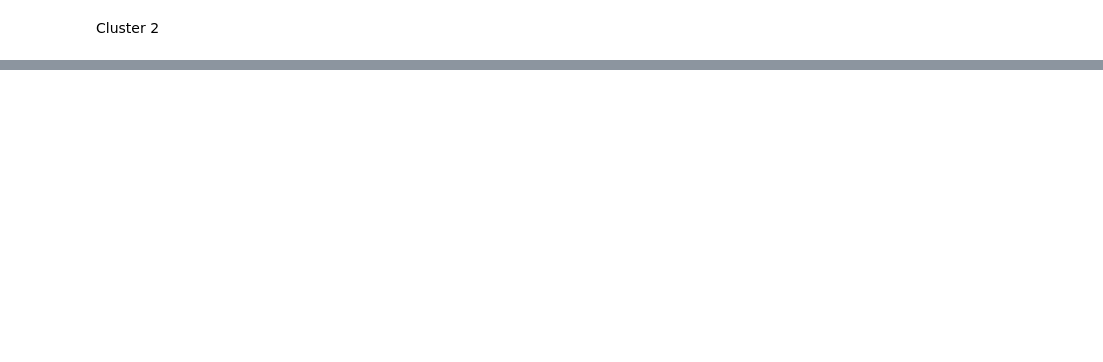
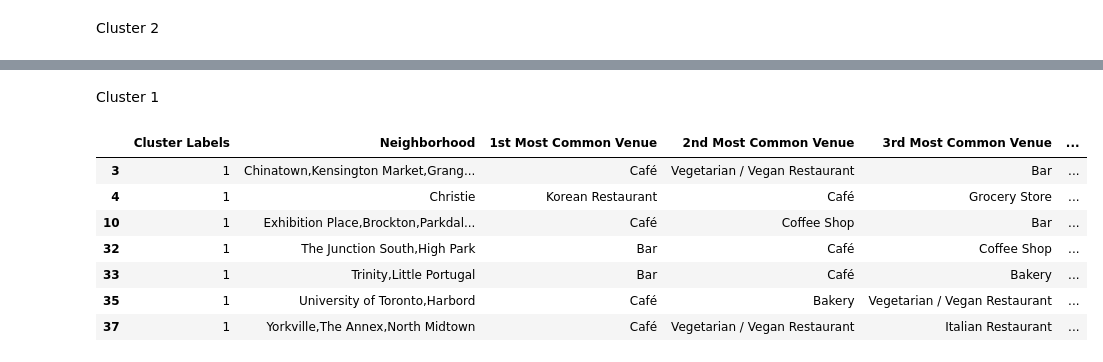
Before and after one commit to ozlemtok/Coursera_Capstone, a Jupyter notebook: capstone-project.ipynb, the cells around one changed output, grey strips where cells are left out. Saved outputs shown, nothing was run; the diff lists cells and outputs as text; code cells hidden in the pictures; blank space fills up the shorter version.

```diff
--- a/capstone-project.ipynb
+++ b/capstone-project.ipynb
@@ -446,0 +508,11 @@ test.shape
+# %%
+# set number of clusters
+kclusters = 3
+
+target_grouped_clustering = target_grouped.drop('Neighborhood', 1)
+
+# run k-means clustering
+kmeans = KMeans(n_clusters=kclusters, random_state=0).fit(target_grouped_clustering)
+
+# check cluster labels generated for each row in the dataframe
+kmeans.labels_[0:10]
@@ -446,0 +521,4 @@ test.shape
+# %%
+# add clustering labels
+target_venues_sorted.insert(0, 'Cluster Labels', kmeans.labels_)
+target_venues_sorted
@@ -446,0 +553,13 @@ test.shape
+# %% [markdown]
+Cluster 1
+# %%
+target_venues_sorted.loc[target_venues_sorted['Cluster Labels'] == 1]
+# %% [output]
+|  | Cluster Labels | Neighborhood | 1st Most Common Venue | 2nd Most Common Venue | 3rd Most Common Venue | ... |
+| 3 | 1 | Chinatown,Kensington Market,Grang... | Café | Vegetarian / Vegan Restaurant | Bar | ... |
+| 4 | 1 | Christie | Korean Restaurant | Café | Grocery Store | ... |
+| 10 | 1 | Exhibition Place,Brockton,Parkdal... | Café | Coffee Shop | Bar | ... |
+| 32 | 1 | The Junction South,High Park | Bar | Café | Coffee Shop | ... |
+| 33 | 1 | Trinity,Little Portugal | Bar | Café | Bakery | ... |
+| 35 | 1 | University of Toronto,Harbord | Café | Bakery | Vegetarian / Vegan Restaurant | ... |
+| 37 | 1 | Yorkville,The Annex,North Midtown | Café | Vegetarian / Vegan Restaurant | Italian Restaurant | ... |
```
Also changed, not shown: parts of 34 cells of this notebook, 1 other file.
